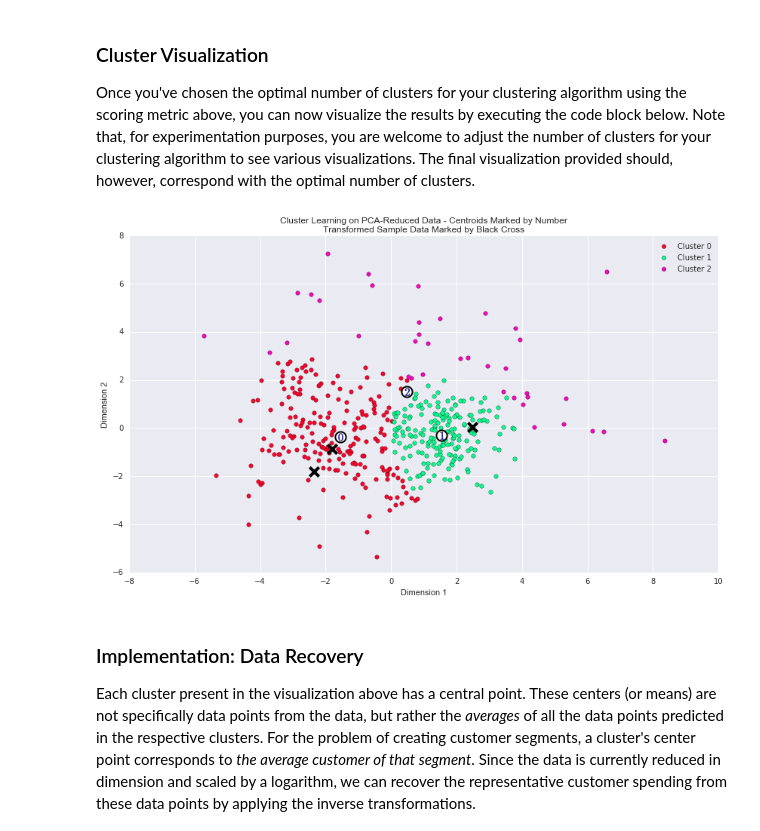
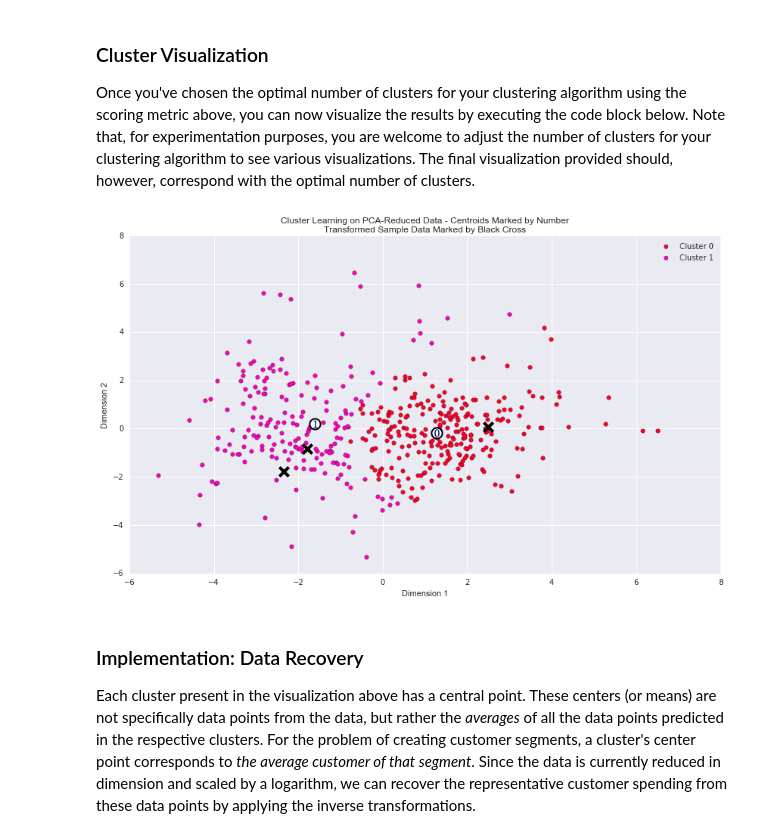
Before and after one commit to dateshaile/Machine-Learning-UND, a Jupyter notebook: customer_segments/customer_segments.ipynb, the cells around one changed output. Drawn from its saved outputs; the diff is of its cells as text; code cells hidden in the pictures.

```diff
--- a/customer_segments/customer_segments.ipynb
+++ b/customer_segments/customer_segments.ipynb
@@ -226,7 +226,7 @@ for feature in log_data.keys():
     display(log_data[~((log_data[feature] >= Q1 - step) & (log_data[feature] <= Q3 + step))])
 
 # OPTIONAL: Select the indices for data points you wish to remove
-outliers  = [9, 99, 199]
+outliers  = [65, 66, 75, 154]
 
 # Remove the outliers, if any were specified
 good_data = log_data.drop(log_data.index[outliers]).reset_index(drop = True)
@@ -500,10 +501,10 @@ Gaussian Mixture with `Number of clusters 3`, and `silhouette score is 0.3725301
 Once you've chosen the optimal number of clusters for your clustering algorithm using the scoring metric above, you can now visualize the results by executing the code block below. Note that, for experimentation purposes, you are welcome to adjust the number of clusters for your clustering algorithm to see various visualizations. The final visualization provided should, however, correspond with the optimal number of clusters.
 # %%
 # Display the results of the clustering from implementation
-clusterGMM(3)
+clusterGMM(2)
 vs.cluster_results(reduced_data, preds, centers, pca_samples)
 # %% [output]
-[figure, old version]
+[figure, new version]
 # %% [markdown]
 ### Implementation: Data Recovery
 Each cluster present in the visualization above has a central point. These centers (or means) are not specifically data points from the data, but rather the *averages* of all the data points predicted in the respective clusters. For the problem of creating customer segments, a cluster's center point corresponds to *the average customer of that segment*. Since the data is currently reduced in dimension and scaled by a logarithm, we can recover the representative customer spending from these data points by applying the inverse transformations.
```
Also changed, not shown: parts of 23 cells of this notebook.
